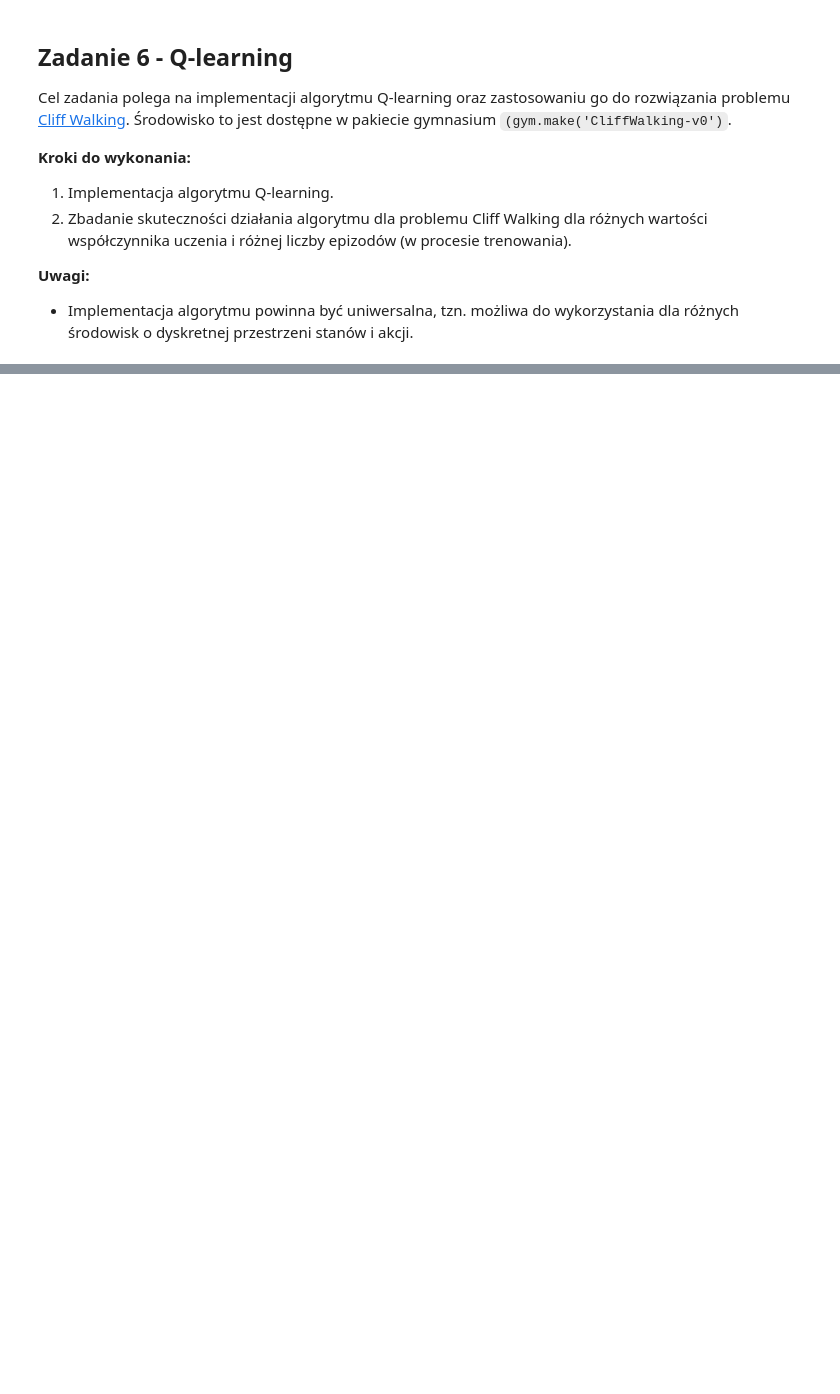
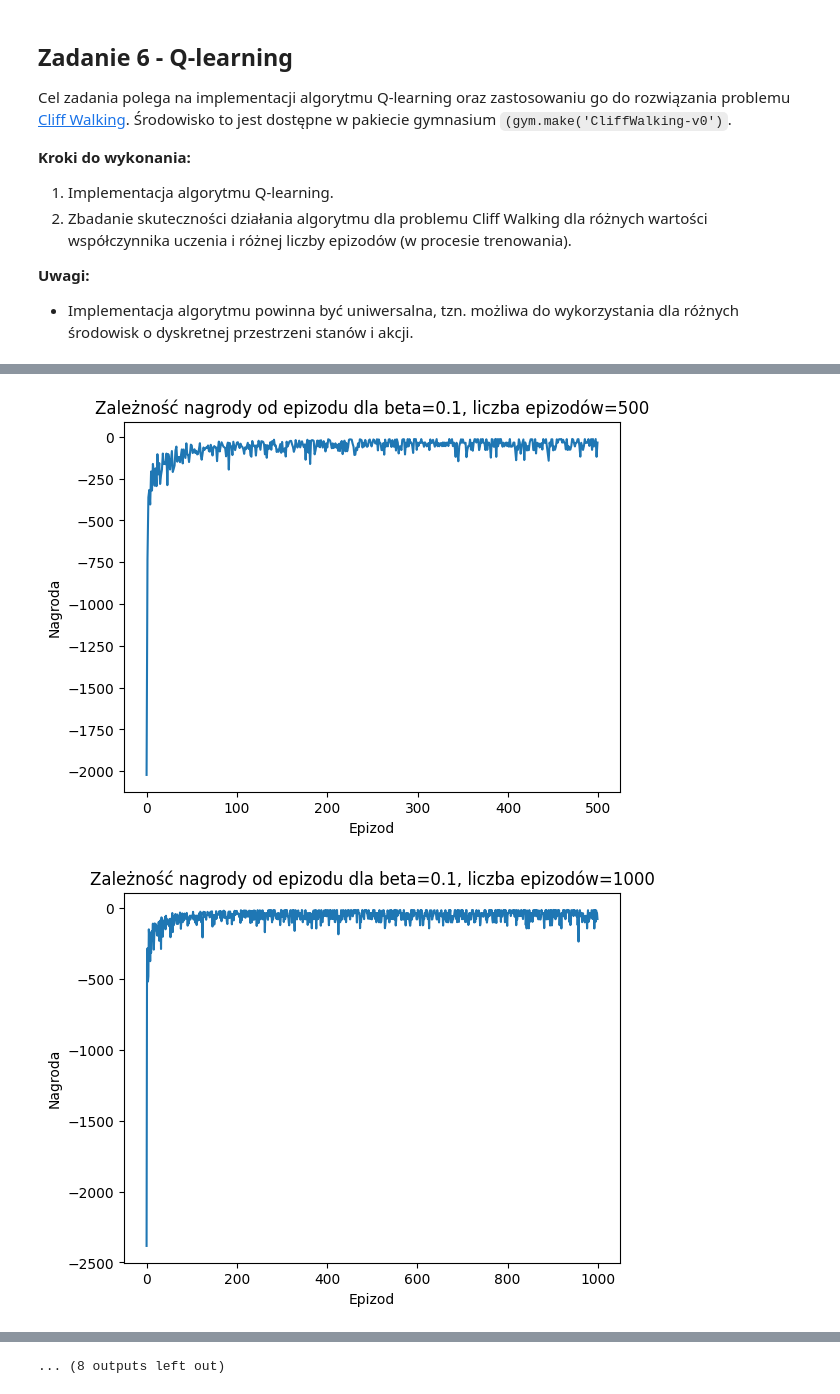
Before and after one commit to kzaleskaa/artificial-intelligence-introduction, a Jupyter notebook: 06-q-learning-algorithm/solution.ipynb, the cells around one changed output, grey strips where cells are left out. Cells and saved outputs as stored; diff of their text form; code cells hidden in the pictures; blank space fills up the shorter version.

```diff
--- a/06-q-learning-algorithm/solution.ipynb
+++ b/06-q-learning-algorithm/solution.ipynb
@@ -82,0 +140,14 @@ for _ in range(10):
+# %%
+BETA_VALUES = [0.1, 0.3, 0.5, 0.7, 0.9]
+EPISODES_VALUES = [500, 1000, 5000, 10000]
+# %%
+for beta in BETA_VALUES:
+    for episodes in EPISODES_VALUES:
+        res = []
+        for _ in range(5):
+            res.append(train_q_learning(env, beta=beta, max_episodes=episodes)[1])
+        # visualize mean rewards per episode
+        visualize_rewards_per_episode(np.mean(res, axis=0), beta, episodes)
+# %% [output]
+[figure, added]
+[figure, added]
@@ -82,0 +164 @@ for _ in range(10):
+... (8 outputs left out)
```
Also changed, not shown: parts of 26 cells of this notebook.
